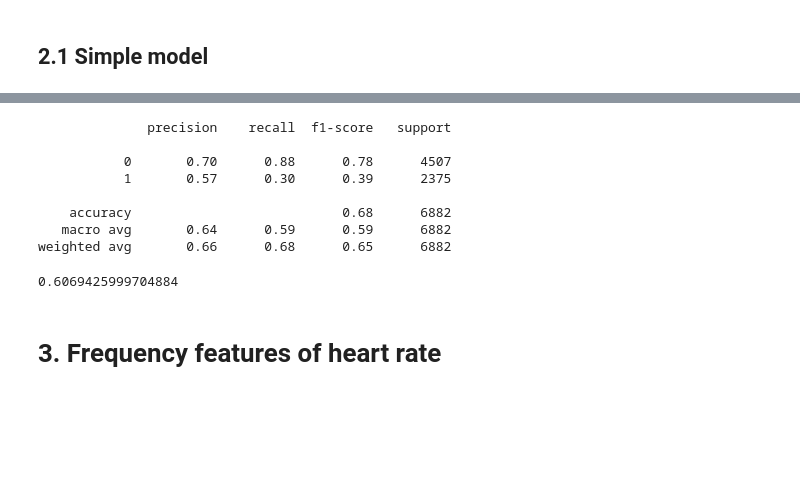
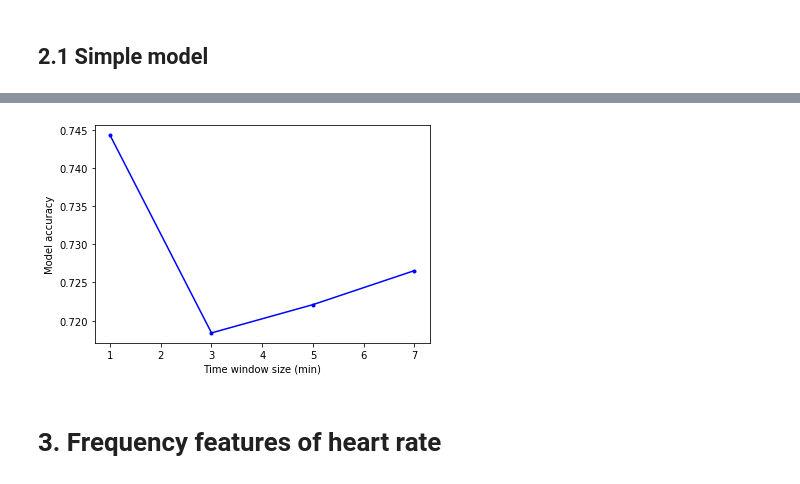
Before and after one commit to ChiQiao/Apnea-ECG, a Jupyter notebook: Data_explore.ipynb, the cells around one changed output, grey strips where cells are left out. Saved outputs shown, nothing was run; the diff lists cells and outputs as text; code cells hidden in the pictures; blank space fills up the shorter version.

```diff
--- a/Data_explore.ipynb
+++ b/Data_explore.ipynb
@@ -198,17 +186,0 @@ importlib.reload(util)
-# %%
-X_train, X_test, y_train, y_test, res = util.train_test_sample_split(df,['range', 'std'], 'apn')
-# %%
-mdl = LogisticRegression(solver='lbfgs').fit(X_train, y_train)
-print(metrics.classification_report(y_test, mdl.predict(X_test)))
-
-y_train.value_counts()[0] / len(X_train)
-# %% [output]
-              precision    recall  f1-score   support
-
-           0       0.70      0.88      0.78      4507
-           1       0.57      0.30      0.39      2375
-
-    accuracy                           0.68      6882
-   macro avg       0.64      0.59      0.59      6882
-weighted avg       0.66      0.68      0.65      6882
-0.6069425999704884
@@ -219,3 +187,37 @@ with open('resources/logreg_time.pkl', 'wb') as f:
+# %%
+from sklearn.model_selection import StratifiedKFold
+from sklearn import metrics
+
+def model_evaluation_CV(mdl, df, train_df, n=5):
+    skf = StratifiedKFold(n_splits=n)
+    acc = []
+    for idx_train, idx_val in skf.split(train_df, train_df['group']):
+#         print(train_df.loc[idx_val, 'group'].value_counts() / train_df['group'].value_counts())
+#         print(train_df.loc[idx_train, 'file'])
+        file_train, file_val = train_df.loc[idx_train, 'file'], train_df.loc[idx_val, 'file']
+#         print(len(np.unique(file_train)) + len(np.unique(file_val)) - len(train_df))
+        X_train, X_val = df.loc[df.file.isin(file_train), feature_col], df.loc[df.file.isin(file_val), feature_col]
+        y_train, y_val = df.loc[df.file.isin(file_train), label_col], df.loc[df.file.isin(file_val), label_col]
+
+        mdl.fit(X_train, y_train)
+        acc.append(metrics.accuracy_score(y_val, mdl.predict(X_val)))
+
+    return np.mean(acc)
+# %%
+train_df = pd.read_csv('resources\File_train.csv')
+feature_col, label_col = ['min_r', 'p25_r', 'mean_r', 'p75_r', 'max_r', 'std'], 'apn'
+acc=[]
+for seg_num in [1, 3, 5, 7]:
+    df = features_time(train_df['file'], seg_num)
+    mdl = LogisticRegression(solver='lbfgs')
+    acc.append(model_evaluation_CV(mdl, df, train_df, n=5))
+# %%
+plt.plot([1, 3, 5, 7], acc, 'b.-')
+plt.xlabel('Time window size (min)')
+plt.ylabel('Model accuracy')
+plt.show()
+# %% [output]
+[figure, added]
 # %% [markdown]
 # 3. Frequency features of heart rate
 # %%
```
Also changed, not shown: parts of 10 cells of this notebook, 6 other files.
